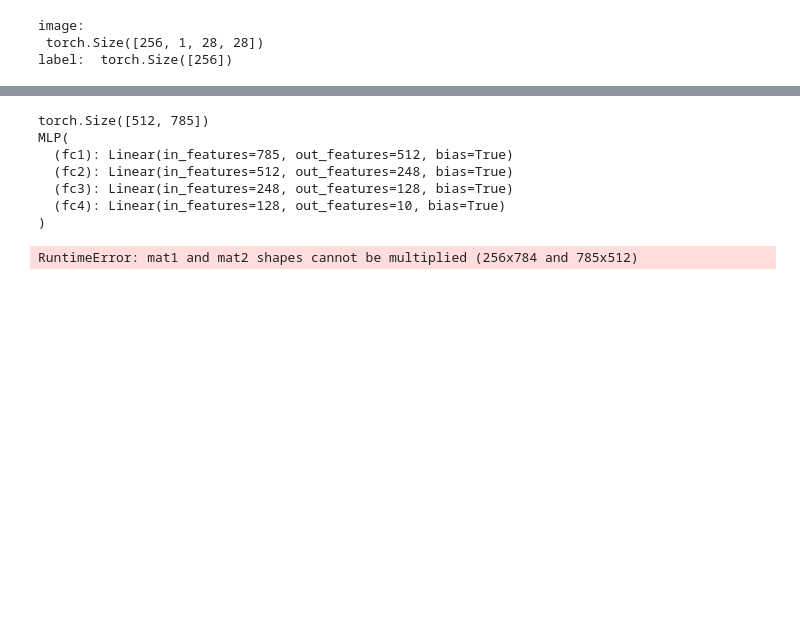
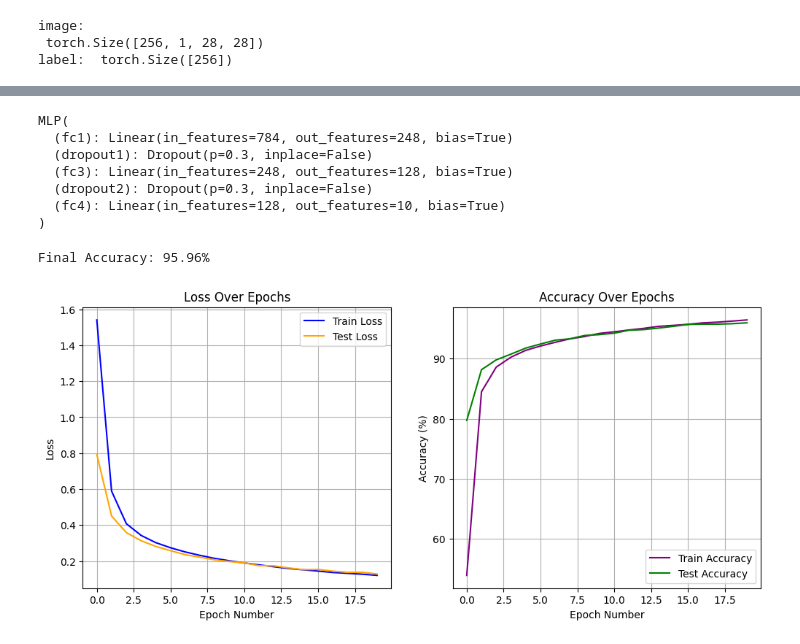
Before and after one commit to thaihaiudtp/LearnMachineLearning, a Jupyter notebook: learningML/pytorch/multi_layer_pytorch.ipynb, the cells around one changed output, grey strips where cells are left out. Saved outputs shown, nothing was run; the diff lists cells and outputs as text; code cells hidden in the pictures; blank space fills up the shorter version.

```diff
--- a/learningML/pytorch/multi_layer_pytorch.ipynb
+++ b/learningML/pytorch/multi_layer_pytorch.ipynb
@@ -59,16 +59,16 @@ class MLP(nn.Module):
 # %%
 model = MLP(10).to(device=device)
 criterion = nn.CrossEntropyLoss()
-learning_rate = 1e-3
+learning_rate = .0005
 optimizer = optim.Adam(model.parameters(), lr = learning_rate)
 epochs = 20
 print(model)
 # %% [output]
-torch.Size([512, 785])
 MLP(
-  (fc1): Linear(in_features=785, out_features=512, bias=True)
-  (fc2): Linear(in_features=512, out_features=248, bias=True)
+  (fc1): Linear(in_features=784, out_features=248, bias=True)
+  (dropout1): Dropout(p=0.3, inplace=False)
   (fc3): Linear(in_features=248, out_features=128, bias=True)
+  (dropout2): Dropout(p=0.3, inplace=False)
   (fc4): Linear(in_features=128, out_features=10, bias=True)
 )
 # %%
@@ -99,10 +116,45 @@ def test_model(model, test_loader, criterion, loss_data):
 train_loss = []
 test_loss  = []
 test_acc   = []
-for index in trange(epochs, desc='epoch', leave=False):
-    model, optimizer, train_loss = train_epoch(model=model, train_loader=train_loader, criterion=criterion, optimizer=optimizer, loss_data=train_loss)
-    acc, test_loss = test_model(model=model, test_loader=test_loader, criterion=criterion, loss_data=test_loss)
-    test_acc.append(acc)
-print("Final Accuracy: %.2f%%" % acc)
+train_acc = []
+for index in trange(epochs, desc="Epochs", leave=False):
+    model, optimizer, epoch_train_loss, epoch_train_acc = train_epoch(
+        model=model, train_loader=train_loader, criterion=criterion, optimizer=optimizer
+    )
+    epoch_test_acc, epoch_test_loss = test_model(
+        model=model, test_loader=test_loader, criterion=criterion
+    )
+    train_loss.append(epoch_train_loss)
+    test_loss.append(epoch_test_loss)
+    train_acc.append(epoch_train_acc)
+    test_acc.append(epoch_test_acc)
+print(f"Final Accuracy: {test_acc[-1]:.2f}%")
 # %% [output]
-RuntimeError: mat1 and mat2 shapes cannot be multiplied (256x784 and 785x512)
+Final Accuracy: 95.96%
+# %%
+
+plt.figure(figsize=(12, 5))
+
+# Biểu đồ Loss
+plt.subplot(1, 2, 1)
+plt.plot(train_loss, label="Train Loss", color="blue")
+plt.plot(test_loss, label="Test Loss", color="orange")
+plt.xlabel("Epoch Number")
+plt.ylabel("Loss")
+plt.title("Loss Over Epochs")
+plt.legend()
+plt.grid()
+
+# Biểu đồ Accuracy
+plt.subplot(1, 2, 2)
+plt.plot(train_acc, label="Train Accuracy", color="purple")
+plt.plot(test_acc, label="Test Accuracy", color="green")
+plt.xlabel("Epoch Number")
+plt.ylabel("Accuracy (%)")
+plt.title("Accuracy Over Epochs")
+plt.legend()
+plt.grid()
+
+plt.show()
+# %% [output]
+[figure, added]
```
Also changed, not shown: parts of 4 cells of this notebook, 2 other files.
